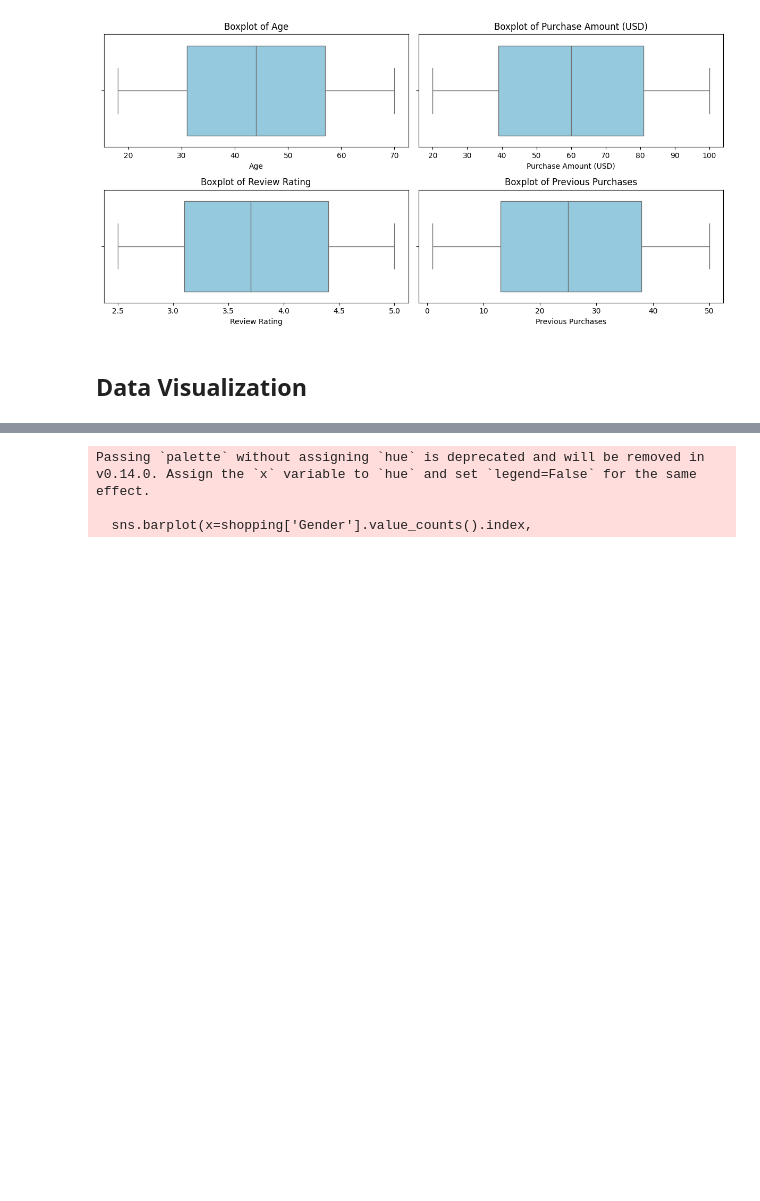
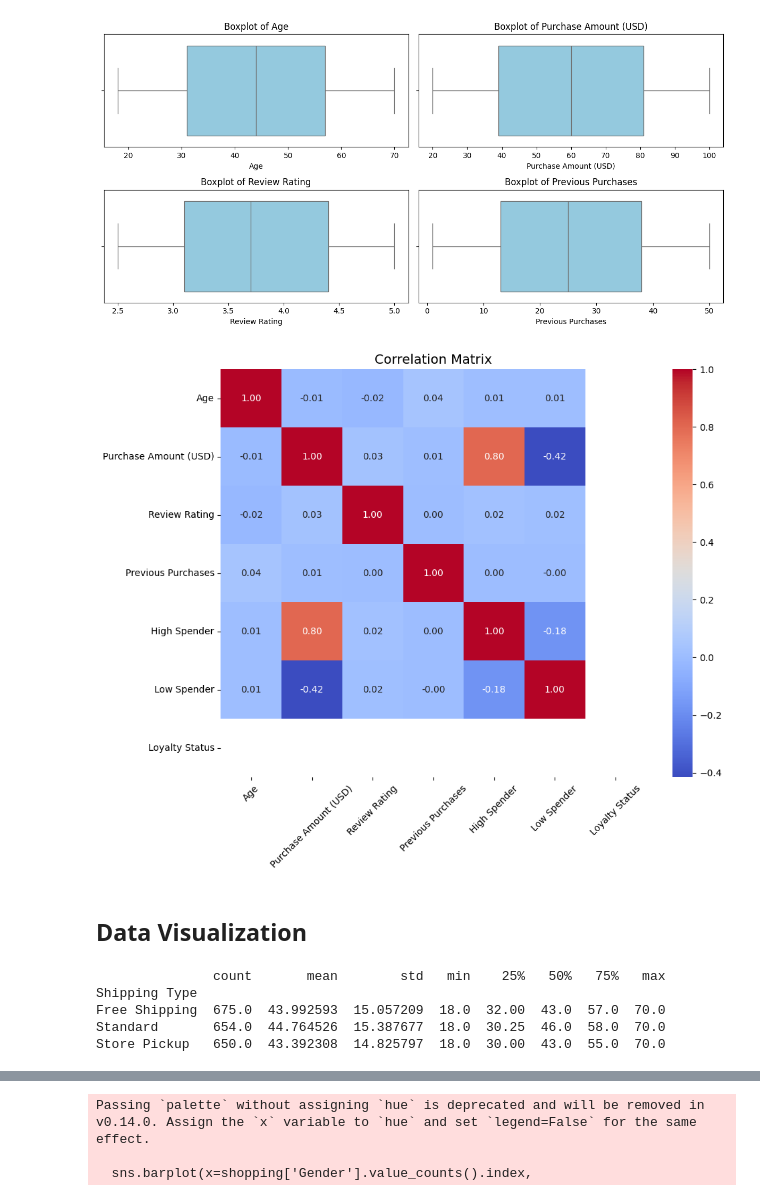
Before and after one commit to youssef-113/Data-Visualization, a Jupyter notebook: shopping_trends/shopping_analysis.ipynb, the cells around one changed output, grey strips where cells are left out. Cells and saved outputs as stored; diff of their text form; code cells hidden in the pictures; blank space fills up the shorter version.

```diff
--- a/shopping_trends/shopping_analysis.ipynb
+++ b/shopping_trends/shopping_analysis.ipynb
@@ -281,5 +281,33 @@ plt.tight_layout()
 plt.show()
 # %% [output]
 [figure]
+# %%
+#correlation matrix
+numircals = shopping.select_dtypes(include=['number'])
+plt.figure(figsize=(10, 8))  # Adjust size
+sns.heatmap(numircals.corr(), annot=True, cmap="coolwarm", fmt=".2f")
+plt.title("Correlation Matrix", fontsize=14)
+plt.xticks(rotation=45)  # Rotate labels for readability
+plt.yticks(rotation=0)  # Keep y-axis readable
+plt.tight_layout()  # Fix spacing
+plt.show()
+# %% [output]
+[figure, added]
 # %% [markdown]
 ## Data Visualization
+# %%
+# Get the top 3 most used shipping types
+top_shipping_types = shopping["Shipping Type"].value_counts().head(3).index
+
+# Filter the dataset for only these top shipping types
+top_shipping_data = shopping[shopping["Shipping Type"].isin(top_shipping_types)]
+
+# Display average age for each shipping type
+top_shipping_age = top_shipping_data.groupby("Shipping Type")["Age"].describe()
+print(top_shipping_age)
+# %% [output]
+               count       mean        std   min    25%   50%   75%   max
+Shipping Type
+Free Shipping  675.0  43.992593  15.057209  18.0  32.00  43.0  57.0  70.0
+Standard       654.0  44.764526  15.387677  18.0  30.25  46.0  58.0  70.0
+Store Pickup   650.0  43.392308  14.825797  18.0  30.00  43.0  55.0  70.0
```
Also changed, not shown: parts of 15 cells of this notebook.
